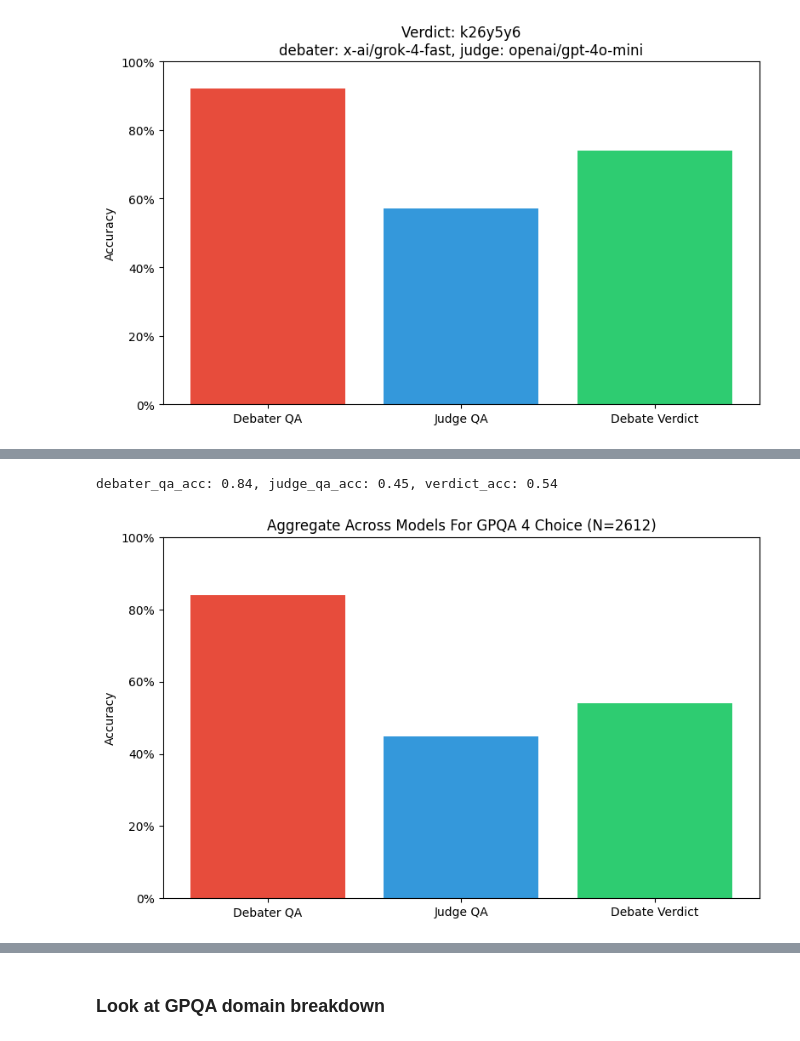
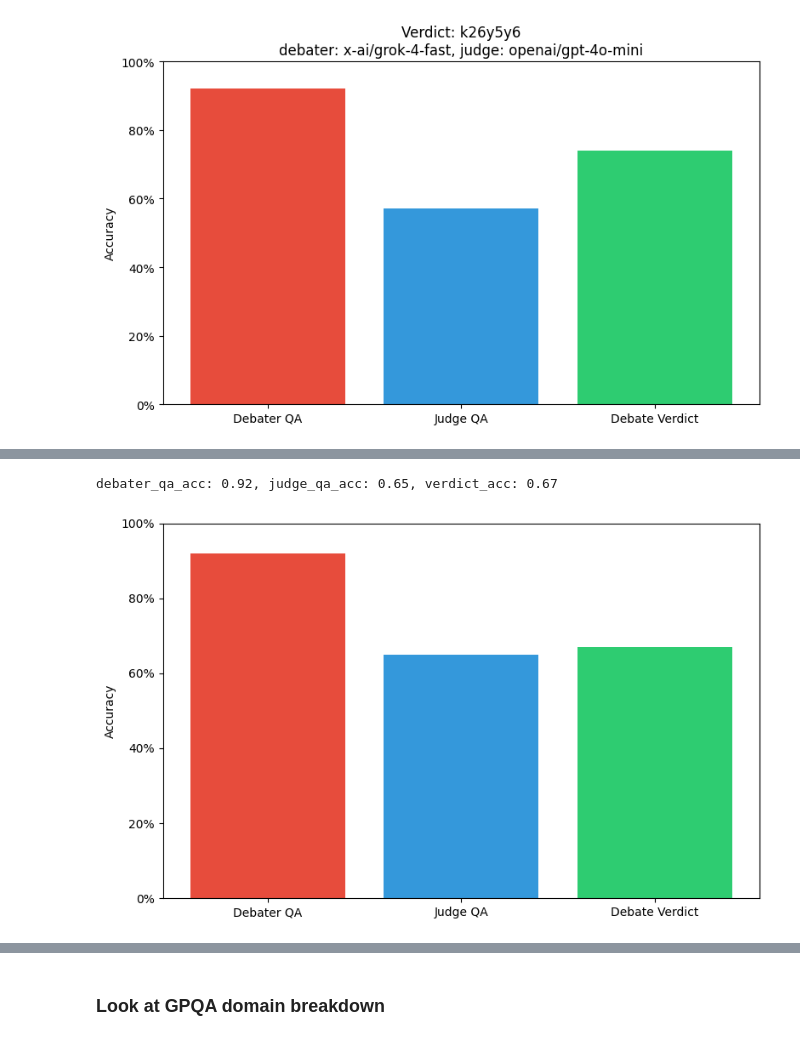
Before and after one commit to joshlevy89/llm_judge_debate_NEW, a Jupyter notebook: analysis.ipynb, the cells around one changed output, grey strips where cells are left out. Drawn from its saved outputs; the diff is of its cells as text; code cells hidden in the pictures.

```diff
--- a/analysis.ipynb
+++ b/analysis.ipynb
@@ -206,9 +127,9 @@ def results_by_run(verdict_ids):
 verdicts_df = get_verdict_configs()
 
 verdict_ids_gpqa_4_choice = verdicts_df[verdicts_df['debate_id'] == 'q6wpwb7']['verdict_id'].tolist()
-unique_df_gpqa_4_choice, dedupe_columns_gpqa_4_choice = load_unique_over_runs(verdict_ids_gpqa_4_choice, 'load_debate_and_verdict_and_qa')
-results_df_gpqa_4_choice = results_by_config(unique_df_gpqa_4_choice, dedupe_columns_gpqa_4_choice)
+unique_df_gpqa_4_choice, unique_configs_gpqa_4_choice = load_unique_over_runs(verdict_ids_gpqa_4_choice, 'load_debate_and_verdict_and_qa')
+results_df_gpqa_4_choice = results_by_config(unique_df_gpqa_4_choice, unique_configs_gpqa_4_choice)
 
 verdict_ids_gpqa_2_choice = verdicts_df[verdicts_df['debate_id'] == '17zguxe']['verdict_id'].tolist()
-unique_df_gpqa_2_choice, dedupe_columns_gpqa_2_choice = load_unique_over_runs(verdict_ids_gpqa_2_choice, 'load_debate_and_verdict_and_qa')
-results_df_gpqa_2_choice = results_by_config(unique_df_gpqa_2_choice, dedupe_columns_gpqa_2_choice)
+unique_df_gpqa_2_choice, unique_configs_gpqa_2_choice = load_unique_over_runs(verdict_ids_gpqa_2_choice, 'load_debate_and_verdict_and_qa')
+results_df_gpqa_2_choice = results_by_config(unique_df_gpqa_2_choice, unique_configs_gpqa_2_choice)
@@ -215,24 +188,23 @@ results_df_gpqa_2_choice = results_by_config(unique_df_gpqa_2_choice, dedupe_col
 # %%
-# results_df = results_df_gpqa_2_choice
-results_df = results_df_gpqa_4_choice
+results_df = results_df_gpqa_2_choice
+# results_df = results_df_gpqa_4_choice
 
 total_records = results_df[f'n_total'].sum()
 debater_qa = round(results_df[f'debater_qa_n_correct'].sum() /total_records, 2)
 judge_qa = round(results_df[f'judge_qa_n_correct'].sum() /total_records, 2)
 debate_verdict = round(results_df[f'verdict_n_correct'].sum() /total_records, 2)
 
 print(f'debater_qa_acc: {debater_qa}, judge_qa_acc: {judge_qa}, verdict_acc: {debate_verdict}')
 
 # Bar
 fig, ax = plt.subplots(figsize=(8, 5))
 ax.bar(['Debater QA', 'Judge QA', 'Debate Verdict'], [debater_qa, judge_qa, debate_verdict], color=['#e74c3c', '#3498db', '#2ecc71'])
 ax.set_ylabel('Accuracy')
 ax.set_ylim(0, 1)
 ax.yaxis.set_major_formatter(plt.FuncFormatter(lambda y, _: f'{y:.0%}'))
 
-plt.title(f'Aggregate Across Models For GPQA {n_choices} Choice (N={total_records})')
 plt.tight_layout()
 plt.show()
 # %% [output]
-debater_qa_acc: 0.84, judge_qa_acc: 0.45, verdict_acc: 0.54
+debater_qa_acc: 0.92, judge_qa_acc: 0.65, verdict_acc: 0.67
-[figure, old version]
+[figure, new version]
```
Also changed, not shown: parts of 18 cells of this notebook, 1 other file.
